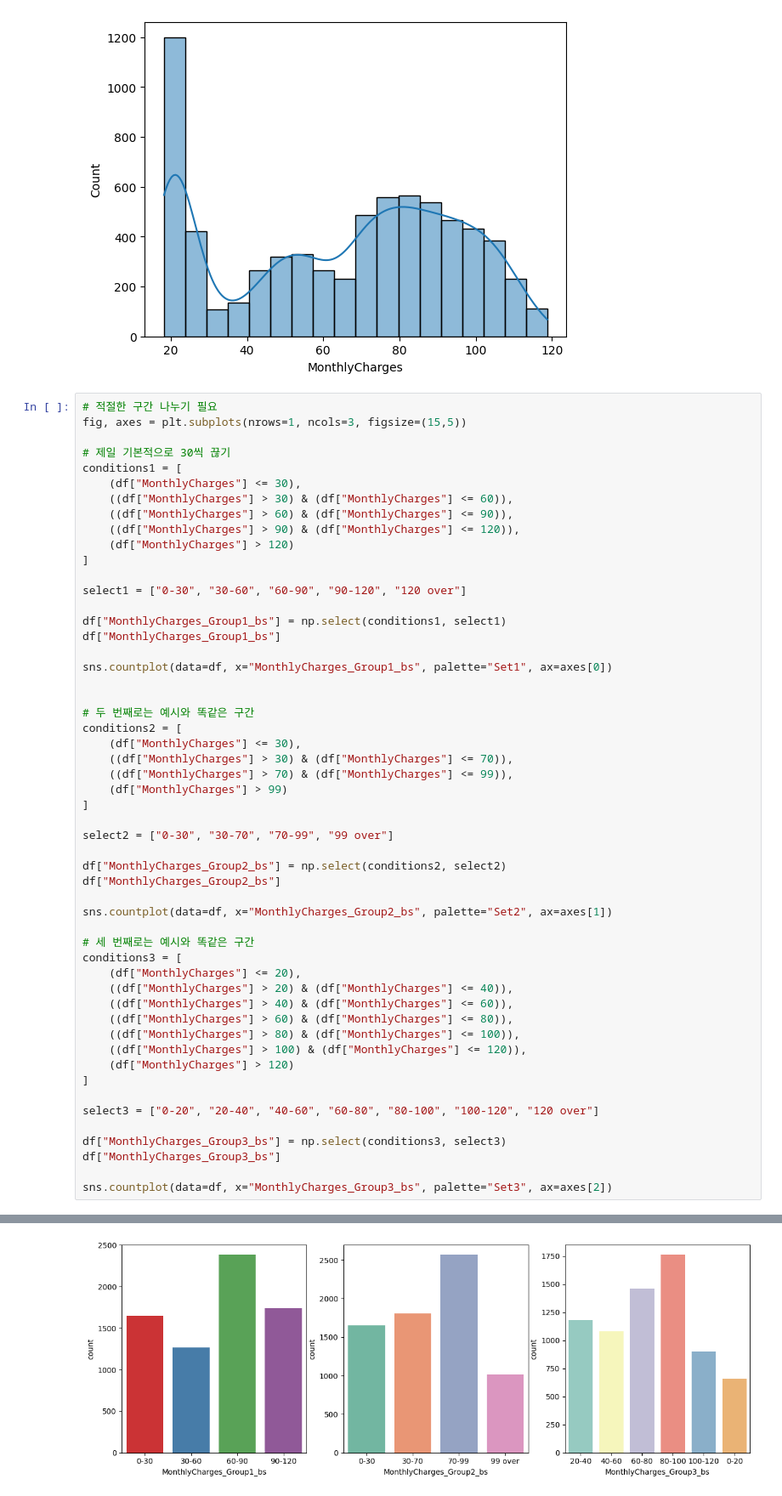
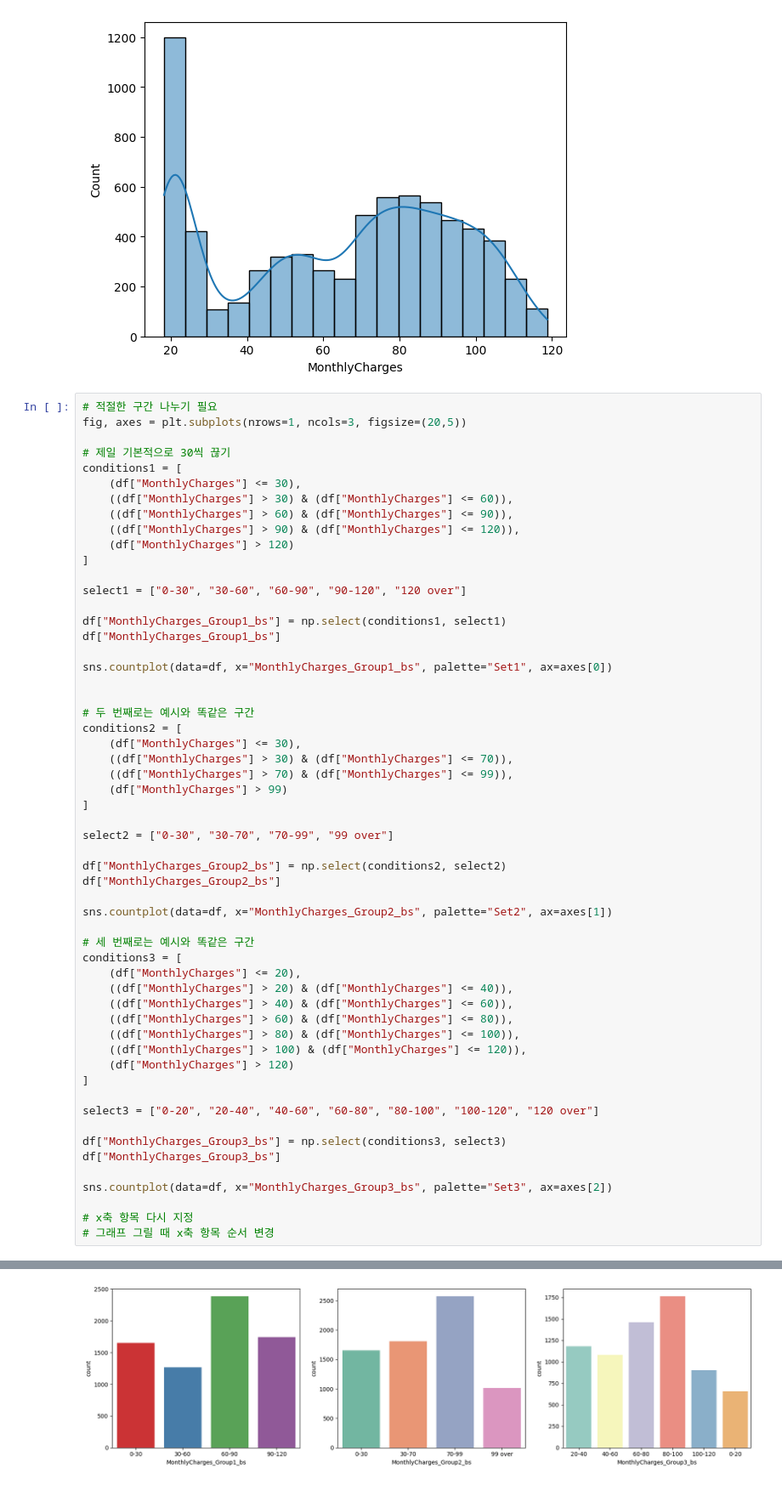
Before and after one commit to skqorrla/N_DSP_2024, a Jupyter notebook: week3_mission.ipynb, the cells around one changed output, grey strips where cells are left out. Shown at 85% size. Cells and saved outputs as stored; diff of their text form.

```diff
--- a/week3_mission.ipynb
+++ b/week3_mission.ipynb
@@ -60,7 +60,7 @@ sns.histplot(data=df["MonthlyCharges"], kde=True)
 [figure]
 # %%
 # 적절한 구간 나누기 필요
-fig, axes = plt.subplots(nrows=1, ncols=3, figsize=(15,5))
+fig, axes = plt.subplots(nrows=1, ncols=3, figsize=(20,5))
 
 # 제일 기본적으로 30씩 끊기
 conditions1 = [
@@ -97,34 +97,37 @@ sns.countplot(data=df, x="MonthlyCharges_Group2_bs", palette="Set2", ax=axes[1])
 # 세 번째로는 예시와 똑같은 구간
 conditions3 = [
     (df["MonthlyCharges"] <= 20),
     ((df["MonthlyCharges"] > 20) & (df["MonthlyCharges"] <= 40)),
     ((df["MonthlyCharges"] > 40) & (df["MonthlyCharges"] <= 60)),
     ((df["MonthlyCharges"] > 60) & (df["MonthlyCharges"] <= 80)),
     ((df["MonthlyCharges"] > 80) & (df["MonthlyCharges"] <= 100)),
     ((df["MonthlyCharges"] > 100) & (df["MonthlyCharges"] <= 120)),
     (df["MonthlyCharges"] > 120)
 ]
 
 select3 = ["0-20", "20-40", "40-60", "60-80", "80-100", "100-120", "120 over"]
 
 df["MonthlyCharges_Group3_bs"] = np.select(conditions3, select3)
 df["MonthlyCharges_Group3_bs"]
 
 sns.countplot(data=df, x="MonthlyCharges_Group3_bs", palette="Set3", ax=axes[2])
+
+# x축 항목 다시 지정
+# 그래프 그릴 때 x축 항목 순서 변경
 # %% [output]
 Passing `palette` without assigning `hue` is deprecated and will be removed in v0.14.0. Assign the `x` variable to `hue` and set `legend=False` for the same effect.
 
   sns.countplot(data=df, x="MonthlyCharges_Group1_bs", palette="Set1", ax=axes[0])
 
 Passing `palette` without assigning `hue` is deprecated and will be removed in v0.14.0. Assign the `x` variable to `hue` and set `legend=False` for the same effect.
 
   sns.countplot(data=df, x="MonthlyCharges_Group2_bs", palette="Set2", ax=axes[1])
 
 Passing `palette` without assigning `hue` is deprecated and will be removed in v0.14.0. Assign the `x` variable to `hue` and set `legend=False` for the same effect.
 
   sns.countplot(data=df, x="MonthlyCharges_Group3_bs", palette="Set3", ax=axes[2])
 <Axes: xlabel='MonthlyCharges_Group3_bs', ylabel='count'>
-[figure, old version]
+[figure, new version]
 # %% [markdown]
 ## 미션 2) - One-Hot-Encoding 하기
 
```
Also changed, not shown: parts of 13 cells of this notebook.
